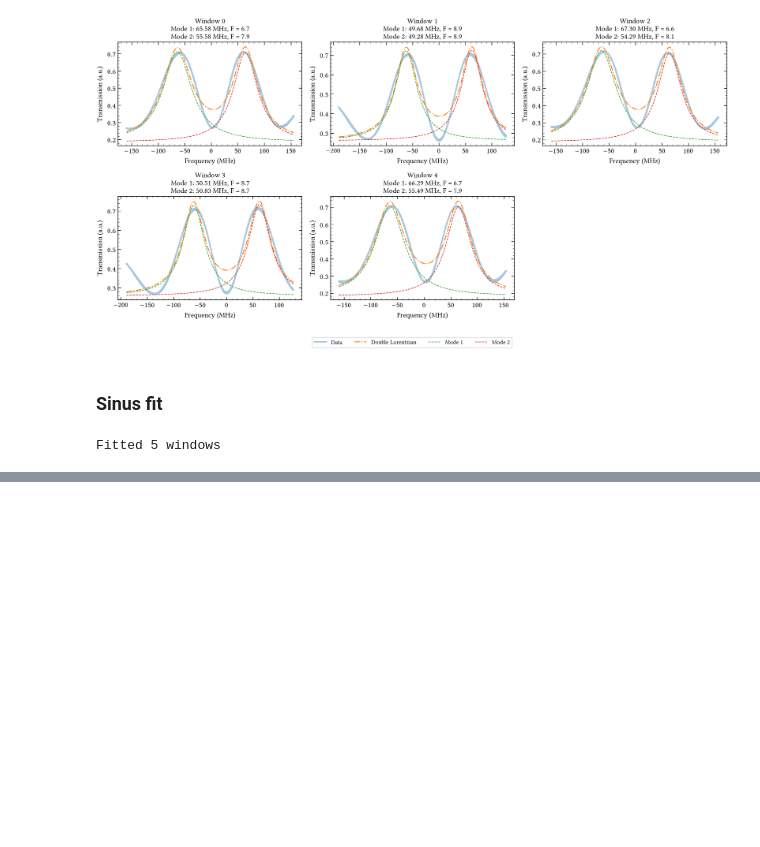
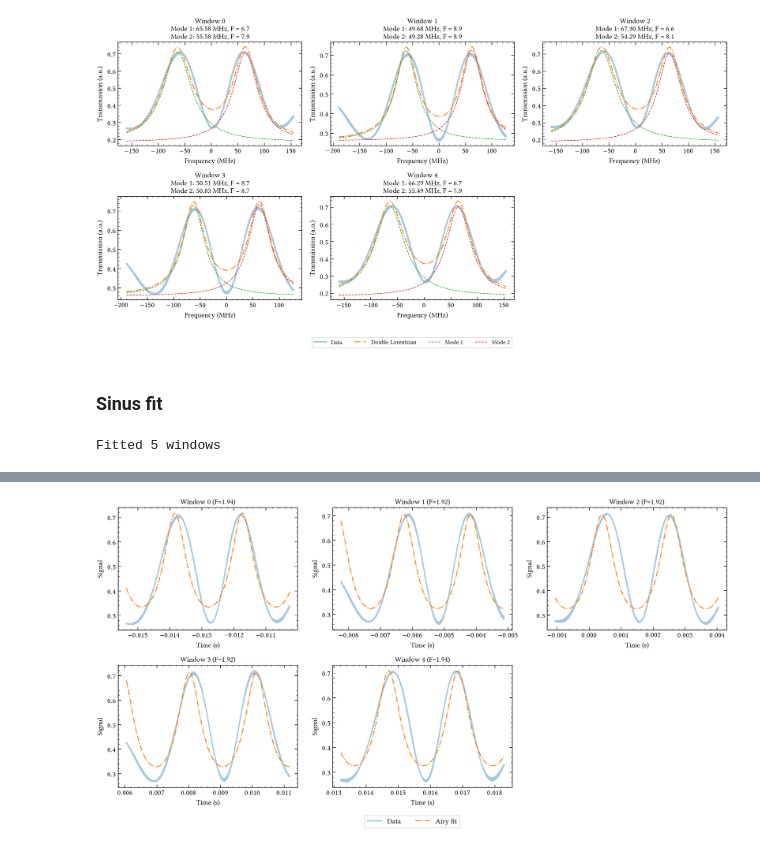
Before and after one commit to eq15t-panda/PANDAManager, a Jupyter notebook: plot/plot_oscillo_opo.ipynb, the cells around one changed output, grey strips where cells are left out. Drawn from its saved outputs; the diff is of its cells as text; code cells hidden in the pictures; blank space fills up the shorter version.

```diff
--- a/plot/plot_oscillo_opo.ipynb
+++ b/plot/plot_oscillo_opo.ipynb
@@ -746,0 +760,4 @@ plt.show()
+# %%
+def airy(t, A, B, t0, Tfsr, Fc):
+    phi = np.pi * (t - t0) / Tfsr
+    return A / (1 + Fc * np.sin(phi)**2) + B
@@ -746,0 +843,56 @@ plt.show()
+# %%
+cols = 3
+rows = int(np.ceil(len(airy_fits) / cols))
+
+fig, axes = plt.subplots(rows, cols, figsize=(5*cols, 4*rows))
+axes = np.array(axes).reshape(-1)
+
+for i, fit in enumerate(airy_fits):
+
+    ax = axes[i]
+
+    x = fit["xdata"]
+    y = fit["ydata"]
+
+    A, B, t0, Tfsr, Fc = fit["params"]
+
+    xfit = np.linspace(
+        fit["xdata"][0],
+        fit["xdata"][-1],
+        2000
+    )
+
+    yfit = airy(
+        xfit - fit["x_center"],
+        A,
+        B,
+        t0,
+        Tfsr,
+        Fc
+    )
+
+    ax.plot(x, y, lw=2, alpha=0.4, label="Data")
+    ax.plot(xfit, yfit, "-.", lw=1.5, label="Airy fit")
+
+    ax.set_title(f"Window {fit['window_id']} (F={fit['finesse']:.2f})")
+    ax.set_xlabel("Time (s)")
+    ax.set_ylabel("Signal")
+
+for j in range(i + 1, len(axes)):
+    axes[j].axis("off")
+
+handles, labels = axes[0].get_legend_handles_labels()
+
+fig.legend(
+    handles,
+    labels,
+    loc="lower center",
+    ncol=2,
+    frameon=True,
+    bbox_to_anchor=(0.5, 0.01)
+)
+
+plt.tight_layout(rect=[0, 0.06, 1, 1])
+plt.show()
+# %% [output]
+[figure, added]
```
Also changed, not shown: parts of 6 cells of this notebook.
